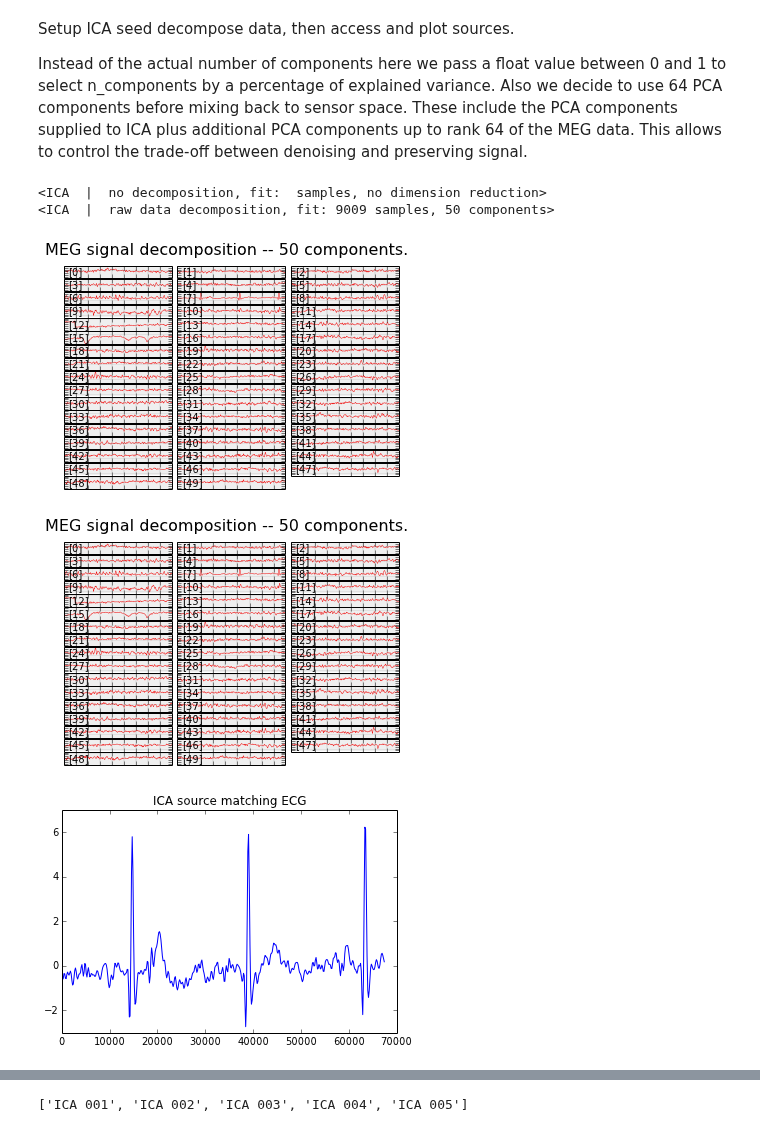
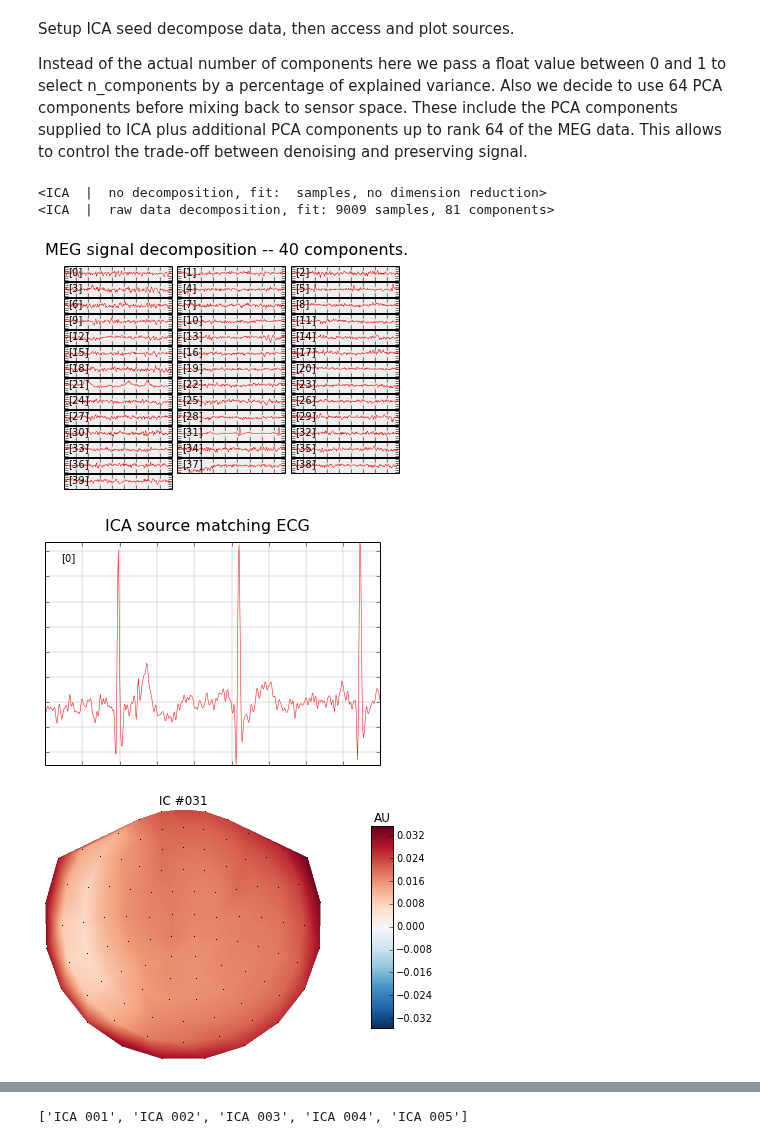
Before and after one commit to mne-tools/mne-python-notebooks, a Jupyter notebook: 2-MNE_preprocessing_with_ica.ipynb, the cells around one changed output, grey strips where cells are left out. Saved outputs shown, nothing was run; the diff lists cells and outputs as text; code cells hidden in the pictures.

Commit message:
improve ICA notebook

```diff
--- a/2-MNE_preprocessing_with_ica.ipynb
+++ b/2-MNE_preprocessing_with_ica.ipynb
@@ -49,7 +48,7 @@ back to sensor space. These include the PCA components supplied to ICA plus
 additional PCA components up to rank 64 of the MEG data.
 This allows to control the trade-off between denoising and preserving signal.
 # %%
-ica = ICA(n_components=0.90, n_pca_components=64, max_pca_components=100,
+ica = ICA(n_components=0.90, n_pca_components=None, max_pca_components=None,
           noise_cov=None, random_state=0)
 print ica
 start, stop = raw.time_as_index([100, 160])
@@ -59,7 +58,7 @@ ica.decompose_raw(raw, start=start, stop=stop, picks=picks)
 print ica
 # %% [output]
 <ICA  |  no decomposition, fit:  samples, no dimension reduction>
-<ICA  |  raw data decomposition, fit: 9009 samples, 50 components>
+<ICA  |  raw data decomposition, fit: 9009 samples, 81 components>
 # %%
 sources = ica.get_sources_raw(raw, start=start, stop=stop)
 # %%
@@ -67,42 +66,40 @@ sources = ica.get_sources_raw(raw, start=start, stop=stop)
 start_plot, stop_plot = raw.time_as_index([100, 103])
 
 # plot components
-ica.plot_sources_raw(raw, start=start_plot, stop=stop_plot)
+# put semicolon at line end to avoid double figures (IPython Notebook directive)
+ica.plot_sources_raw(raw, order=range(40), start=start_plot, stop=stop_plot);
 # %% [output]
-[figure, old version]
+[figure, new version]
-[figure, removed]
 # %%
 ###############################################################################
 # Automatically find the ECG component using correlation with ECG signal.
 
-# First, we create a helper function that iteratively applies the pearson
-# correlation function to sources and returns an array of r values
-# This is to illustrate the way ica.find_sources_raw works. Actually, this is
-# the default score_func.
+# chose distance function describing
 
-from scipy.stats import pearsonr
-
-corr = lambda x, y: np.array([pearsonr(a, y.ravel()) for a in x])[:, 0]
+score_func = 'pearsonr'
 
 # As we don't have an ECG channel we use one that correlates a lot with heart
 # beats: 'MEG 1531'. We can directly pass the name to the find_sources method.
 # In our example, the find_sources method returns and array of correlation
 # scores for each ICA source.
 
-ecg_scores = ica.find_sources_raw(raw, target='MEG 1531', score_func=corr)
-
-# get sources
-sources = ica.get_sources_raw(raw, start=start_plot, stop=stop_plot)
+target = 'MEG 1531'
+# %%
+# find sources
+ecg_scores = ica.find_sources_raw(raw, target=target, score_func=score_func)
+
+# get sources
+sources = ica.get_sources_raw(raw, start=start_plot, stop=stop_plot)
 # %%
 # get times
 times = raw.time_as_index(np.arange(stop_plot - start_plot))
 
 # get maximum correlation index for ECG
 ecg_source_idx = np.abs(ecg_scores).argmax()
 
-pl.figure()
-pl.plot(times, sources[ecg_source_idx])
-pl.title('ICA source matching ECG')
-pl.show()
+ica.plot_sources_raw(raw, ecg_source_idx, start=start_plot, stop=stop_plot,
+                     title='ICA source matching ECG');
+ica.plot_topomap(ecg_source_idx);
 # %% [output]
-[figure, old version]
+[figure, new version]
+[figure, added]
```
Also changed, not shown: parts of 8 cells of this notebook.
